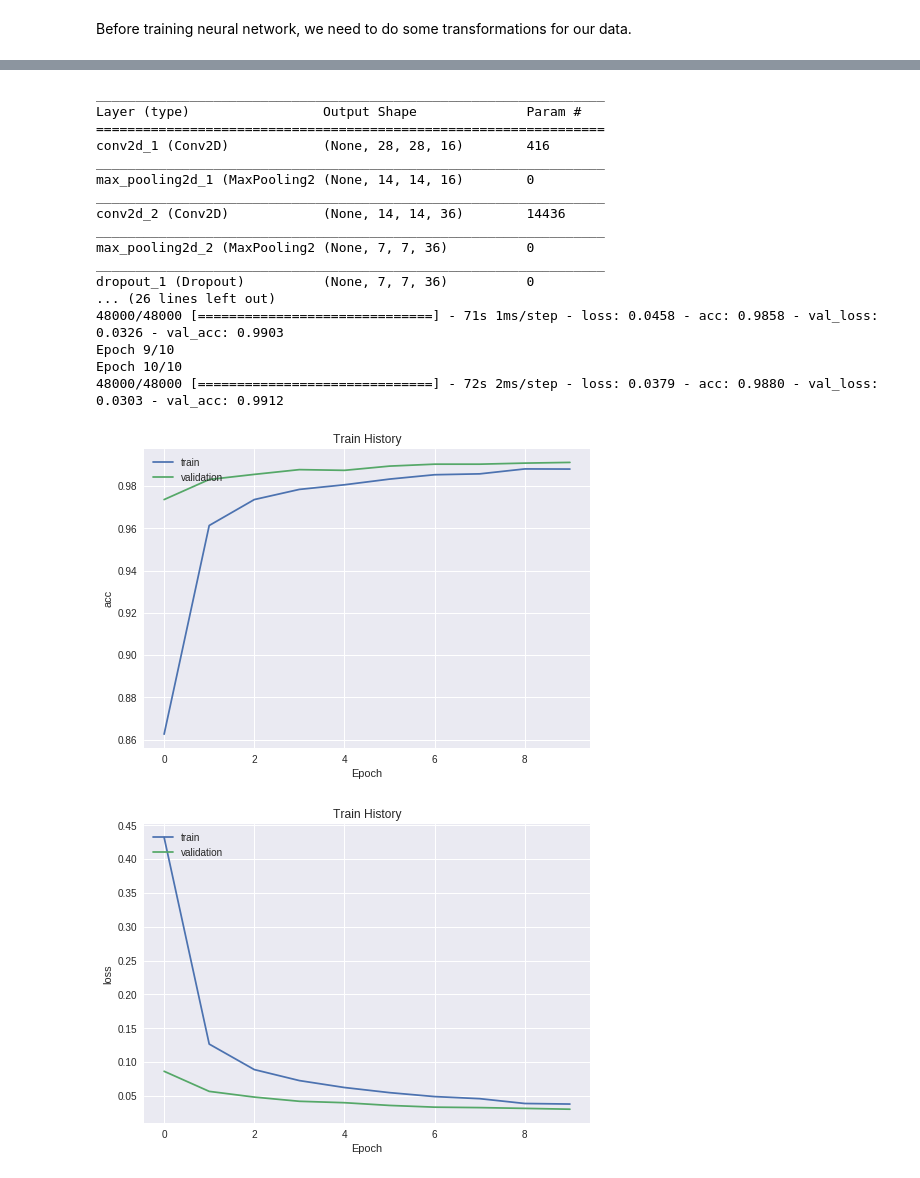
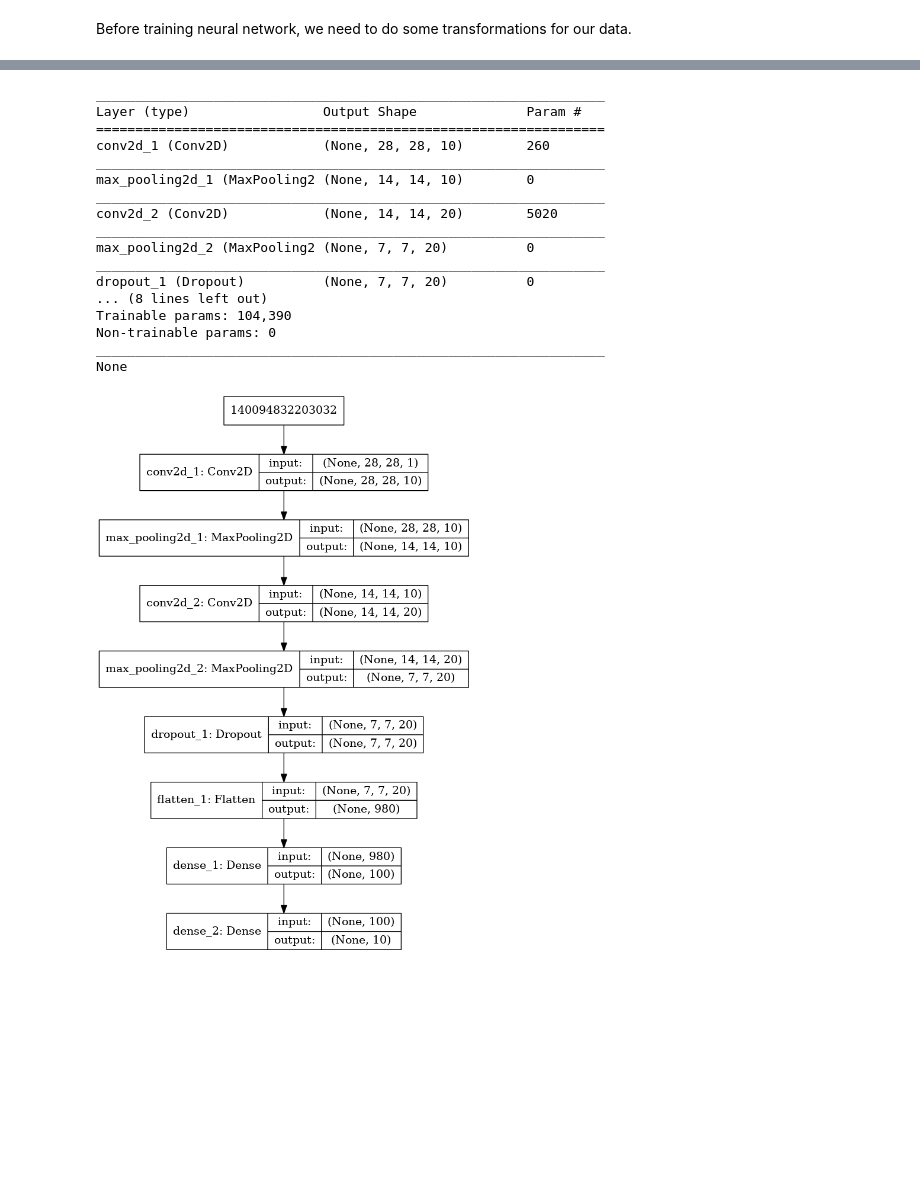
Before and after one commit to ckbjimmy/2018_mlw, a Jupyter notebook: nb3_nn.ipynb, the cells around one changed output, grey strips where cells are left out. Drawn from its saved outputs; the diff is of its cells as text; code cells hidden in the pictures; blank space fills up the shorter version.

```diff
--- a/nb3_nn.ipynb
+++ b/nb3_nn.ipynb
@@ -349,68 +452,54 @@ from keras.layers import Dropout, Flatten, Conv2D, MaxPool2D
 X_train = X_train.reshape(X_train.shape[0], 28, 28, 1).astype('float32')
 X_test = X_test.reshape(X_test.shape[0], 28, 28, 1).astype('float32')
 
 X_train = X_train / 255
 X_test = X_test /255
 
 y_train = np_utils.to_categorical(y_train)
 y_test = np_utils.to_categorical(y_test)
 
-model = Sequential()
-model.add(Conv2D(filters=16,
+clf = Sequential()
+clf.add(Conv2D(filters=10,
                  kernel_size=(5, 5),
                  padding='same',
                  input_shape=(28, 28, 1),
                  activation='relu',
                  name='conv2d_1'))
-model.add(MaxPool2D(pool_size=(2,2),
+clf.add(MaxPool2D(pool_size=(2,2),
                     name='max_pooling2d_1'))
-model.add(Conv2D(filters=36,
+clf.add(Conv2D(filters=20,
                  kernel_size=(5, 5),
                  padding='same',
                  input_shape=(28, 28, 1),
                  activation='relu',
                  name='conv2d_2'))
-model.add(MaxPool2D(pool_size=(2,2),
+clf.add(MaxPool2D(pool_size=(2,2),
                     name='max_pooling2d_2'))
-model.add(Dropout(0.25, name='dropout_1'))
-model.add(Flatten(name='flatten_1'))
-model.add(Dense(128, activation='relu', name='dense_1'))
-model.add(Dropout(0.5, name='dropout_2'))
-model.add(Dense(10, activation='softmax', name='dense_2'))
-print(model.summary())
+clf.add(Dropout(0.25, name='dropout_1'))
+clf.add(Flatten(name='flatten_1'))
+clf.add(Dense(100, activation='relu', name='dense_1'))
+#clf.add(Dropout(0.5, name='dropout_2'))
+clf.add(Dense(10, activation='softmax', name='dense_2'))
+print(clf.summary())
 
-model.compile(loss='categorical_crossentropy',
-              optimizer='adam',
-              metrics=['accuracy'])
-
-history = model.fit(x=X_train, y=y_train,
-                    validation_split=0.2,
-                    batch_size=200,
-                    epochs=10,
-                    verbose=1)
-
-show_train_history(history, 'acc', 'val_acc')
-show_train_history(history, 'loss', 'val_loss')
-
-scores = model.evaluate(X_test, y_test)
-print("Accuracy of testing data = {:2.1f}%".format(scores[1]*100.0))
+plot_model(clf, to_file='clf.png', show_shapes=True, show_layer_names=True)
+Image('clf.png')
 # %% [output]
 _________________________________________________________________
 Layer (type)                 Output Shape              Param #
 =================================================================
-conv2d_1 (Conv2D)            (None, 28, 28, 16)        416
+conv2d_1 (Conv2D)            (None, 28, 28, 10)        260
 _________________________________________________________________
-max_pooling2d_1 (MaxPooling2 (None, 14, 14, 16)        0
+max_pooling2d_1 (MaxPooling2 (None, 14, 14, 10)        0
 _________________________________________________________________
-conv2d_2 (Conv2D)            (None, 14, 14, 36)        14436
+conv2d_2 (Conv2D)            (None, 14, 14, 20)        5020
 _________________________________________________________________
-max_pooling2d_2 (MaxPooling2 (None, 7, 7, 36)          0
+max_pooling2d_2 (MaxPooling2 (None, 7, 7, 20)          0
 _________________________________________________________________
-dropout_1 (Dropout)          (None, 7, 7, 36)          0
-... (26 lines left out)
-48000/48000 [==============================] - 71s 1ms/step - loss: 0.0458 - acc: 0.9858 - val_loss: 0.0326 - val_acc: 0.9903
-Epoch 9/10
-Epoch 10/10
-48000/48000 [==============================] - 72s 2ms/step - loss: 0.0379 - acc: 0.9880 - val_loss: 0.0303 - val_acc: 0.9912
+dropout_1 (Dropout)          (None, 7, 7, 20)          0
+... (8 lines left out)
+Trainable params: 104,390
+Non-trainable params: 0
+_________________________________________________________________
+None
-[figure, old version]
+[figure, new version]
-[figure, removed]
```
Also changed, not shown: parts of 30 cells of this notebook.
